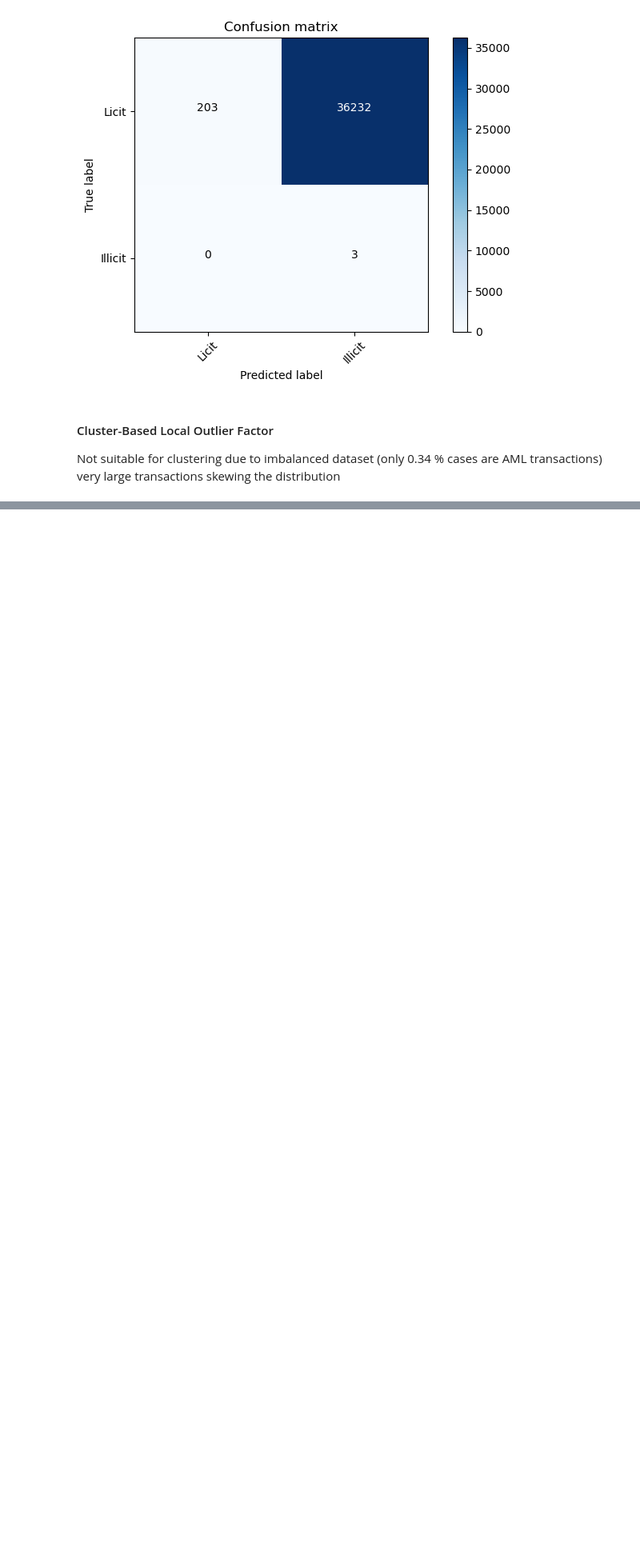
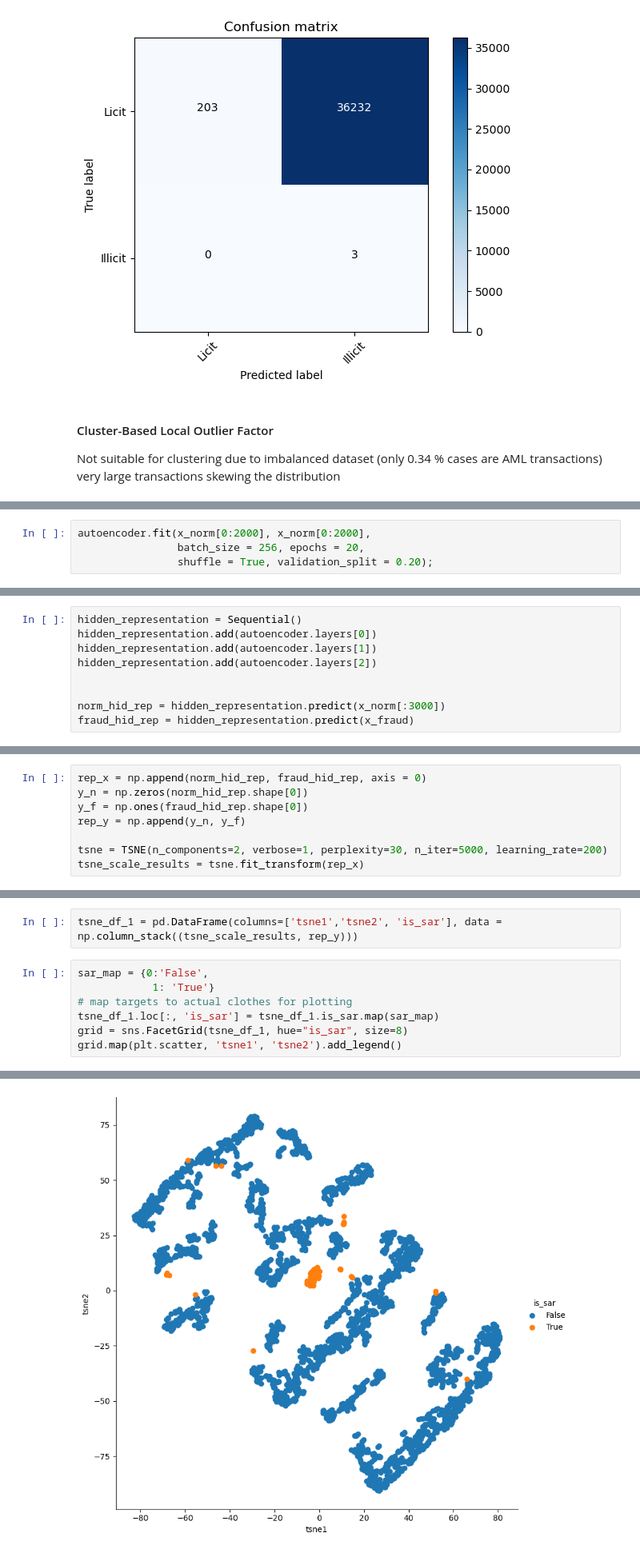
Before and after one commit to KulsoomKamilKhan/Dissertation_Code, a Jupyter notebook: AML_SIM_Dataset - Notebook.ipynb, the cells around one changed output, grey strips where cells are left out. Shown at 80% size. Saved outputs shown, nothing was run; the diff lists cells and outputs as text; blank space fills up the shorter version.

Commit message:
autoencoders

```diff
--- a/AML_SIM_Dataset - Notebook.ipynb
+++ b/AML_SIM_Dataset - Notebook.ipynb
@@ -516,0 +601,4 @@ Not suitable for clustering due to imbalanced dataset (only 0.34 % cases are AML
+# %%
+autoencoder.fit(x_norm[0:2000], x_norm[0:2000],
+                batch_size = 256, epochs = 20,
+                shuffle = True, validation_split = 0.20);
@@ -516,0 +623,9 @@ Not suitable for clustering due to imbalanced dataset (only 0.34 % cases are AML
+# %%
+hidden_representation = Sequential()
+hidden_representation.add(autoencoder.layers[0])
+hidden_representation.add(autoencoder.layers[1])
+hidden_representation.add(autoencoder.layers[2])
+
+
+norm_hid_rep = hidden_representation.predict(x_norm[:3000])
+fraud_hid_rep = hidden_representation.predict(x_fraud)
@@ -516,0 +635,8 @@ Not suitable for clustering due to imbalanced dataset (only 0.34 % cases are AML
+# %%
+rep_x = np.append(norm_hid_rep, fraud_hid_rep, axis = 0)
+y_n = np.zeros(norm_hid_rep.shape[0])
+y_f = np.ones(fraud_hid_rep.shape[0])
+rep_y = np.append(y_n, y_f)
+
+tsne = TSNE(n_components=2, verbose=1, perplexity=30, n_iter=5000, learning_rate=200)
+tsne_scale_results = tsne.fit_transform(rep_x)
@@ -516,0 +654,10 @@ Not suitable for clustering due to imbalanced dataset (only 0.34 % cases are AML
+# %%
+tsne_df_1 = pd.DataFrame(columns=['tsne1','tsne2', 'is_sar'], data = np.column_stack((tsne_scale_results, rep_y)))
+# %%
+sar_map = {0:'False',
+            1: 'True'}
+# map targets to actual clothes for plotting
+tsne_df_1.loc[:, 'is_sar'] = tsne_df_1.is_sar.map(sar_map)
+grid = sns.FacetGrid(tsne_df_1, hue="is_sar", size=8)
+grid.map(plt.scatter, 'tsne1', 'tsne2').add_legend()
+# %% [output]
@@ -516,0 +665 @@ Not suitable for clustering due to imbalanced dataset (only 0.34 % cases are AML
+[figure, added]
```
Also changed, not shown: parts of 30 cells of this notebook, 1 other file.
